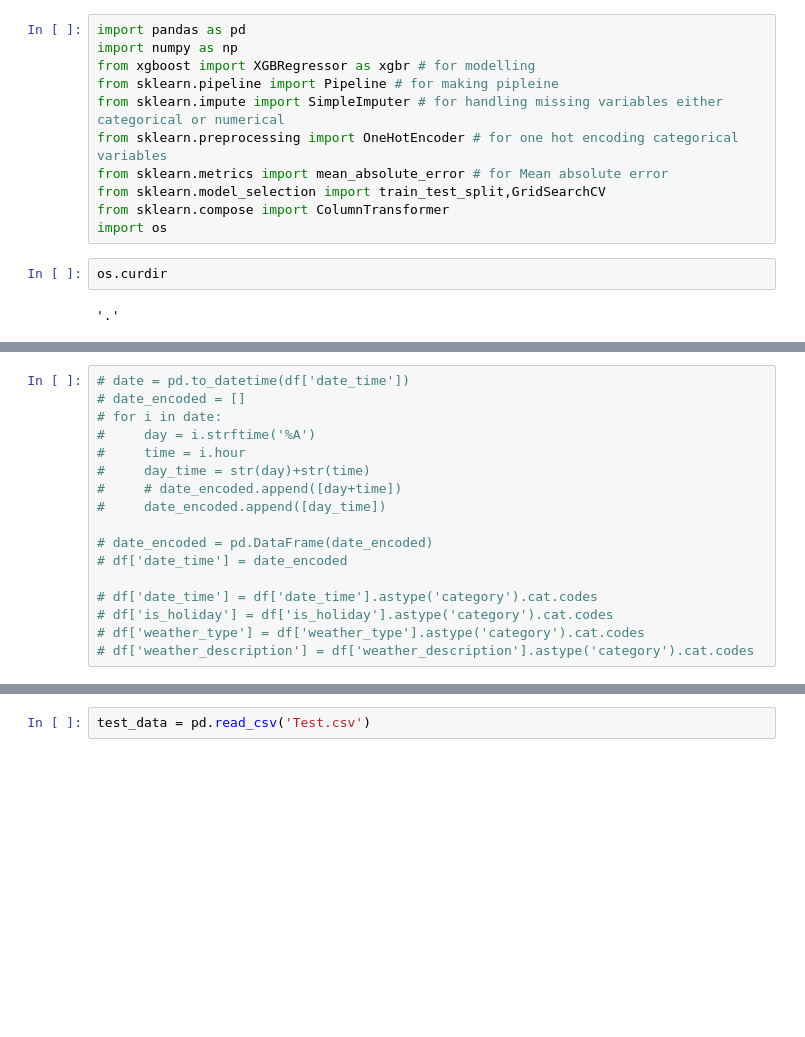
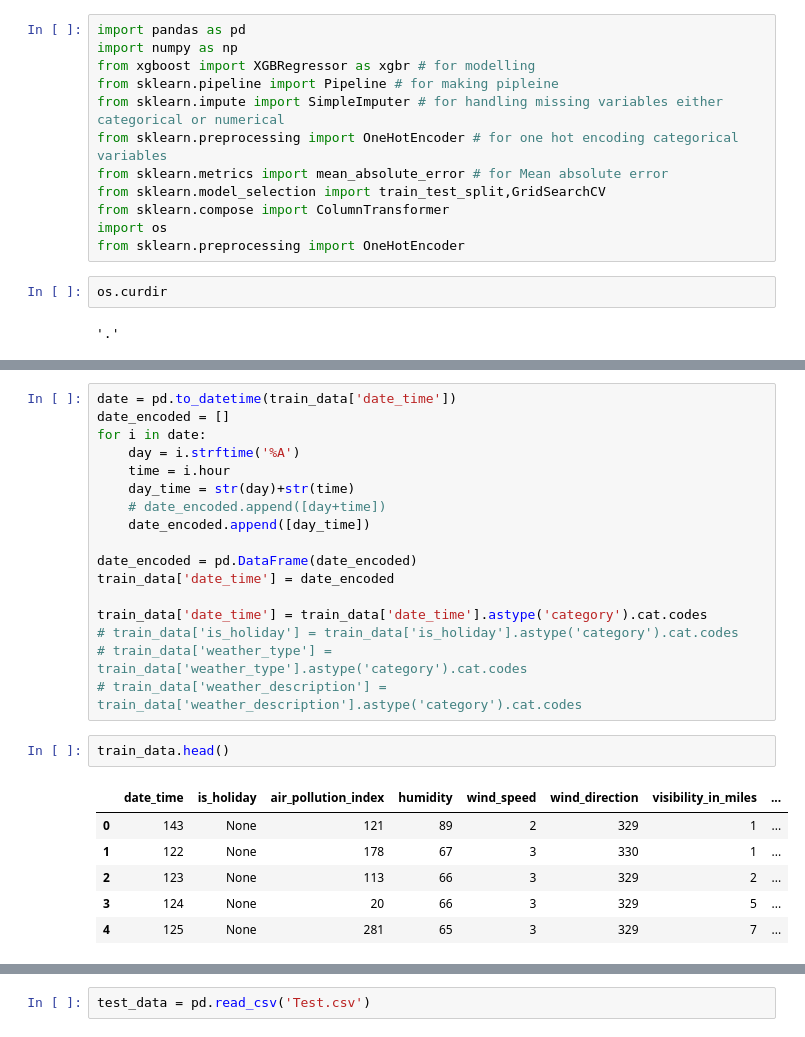
Before and after one commit to millermuttu/Cattle-classifier, a Jupyter notebook: traffic_volume.ipynb, the cells around one changed output, grey strips where cells are left out. Saved outputs shown, nothing was run; the diff lists cells and outputs as text; blank space fills up the shorter version.

```diff
--- a/traffic_volume.ipynb
+++ b/traffic_volume.ipynb
@@ -11,6 +11,7 @@ from sklearn.metrics import mean_absolute_error # for Mean absolute error
 from sklearn.model_selection import train_test_split,GridSearchCV
 from sklearn.compose import ColumnTransformer
 import os
+from sklearn.preprocessing import OneHotEncoder
 # %%
 os.curdir
 # %% [output]
@@ -26,19 +27,28 @@ train_data.head()
 | 3 | 2012-10-02 12:00:00 | None | 20 | 66 | 3 | 329 | 5 | ... |
 | 4 | 2012-10-02 13:00:00 | None | 281 | 65 | 3 | 329 | 7 | ... |
 # %%
-# date = pd.to_datetime(df['date_time'])
-# date_encoded = []
-# for i in date:
-#     day = i.strftime('%A')
-#     time = i.hour
-#     day_time = str(day)+str(time)
-#     # date_encoded.append([day+time])
-#     date_encoded.append([day_time])
+date = pd.to_datetime(train_data['date_time'])
+date_encoded = []
+for i in date:
+    day = i.strftime('%A')
+    time = i.hour
+    day_time = str(day)+str(time)
+    # date_encoded.append([day+time])
+    date_encoded.append([day_time])
 
-# date_encoded = pd.DataFrame(date_encoded)
-# df['date_time'] = date_encoded
+date_encoded = pd.DataFrame(date_encoded)
+train_data['date_time'] = date_encoded
 
-# df['date_time'] = df['date_time'].astype('category').cat.codes
-# df['is_holiday'] = df['is_holiday'].astype('category').cat.codes
-# df['weather_type'] = df['weather_type'].astype('category').cat.codes
-# df['weather_description'] = df['weather_description'].astype('category').cat.codes
+train_data['date_time'] = train_data['date_time'].astype('category').cat.codes
+# train_data['is_holiday'] = train_data['is_holiday'].astype('category').cat.codes
+# train_data['weather_type'] = train_data['weather_type'].astype('category').cat.codes
+# train_data['weather_description'] = train_data['weather_description'].astype('category').cat.codes
+# %%
+train_data.head()
+# %% [output]
+|  | date_time | is_holiday | air_pollution_index | humidity | wind_speed | wind_direction | visibility_in_miles | ... |
+| 0 | 143 | None | 121 | 89 | 2 | 329 | 1 | ... |
+| 1 | 122 | None | 178 | 67 | 3 | 330 | 1 | ... |
+| 2 | 123 | None | 113 | 66 | 3 | 329 | 2 | ... |
+| 3 | 124 | None | 20 | 66 | 3 | 329 | 5 | ... |
+| 4 | 125 | None | 281 | 65 | 3 | 329 | 7 | ... |
```
Also changed, not shown: parts of 12 cells of this notebook.
